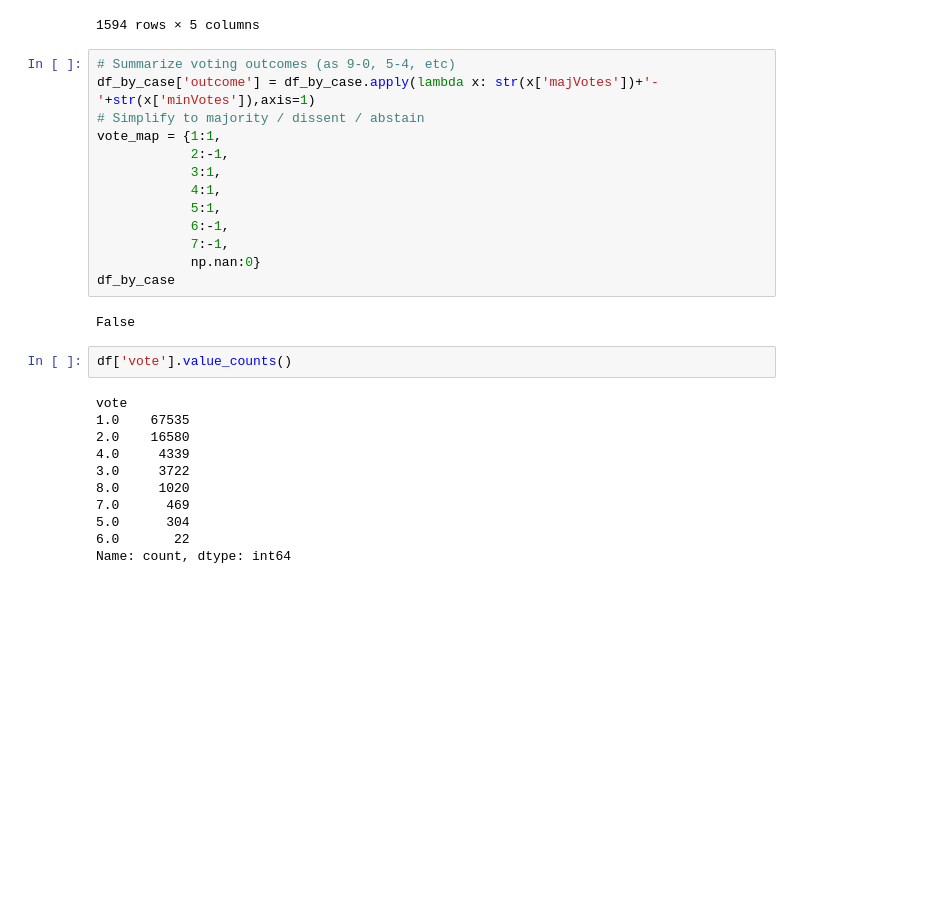
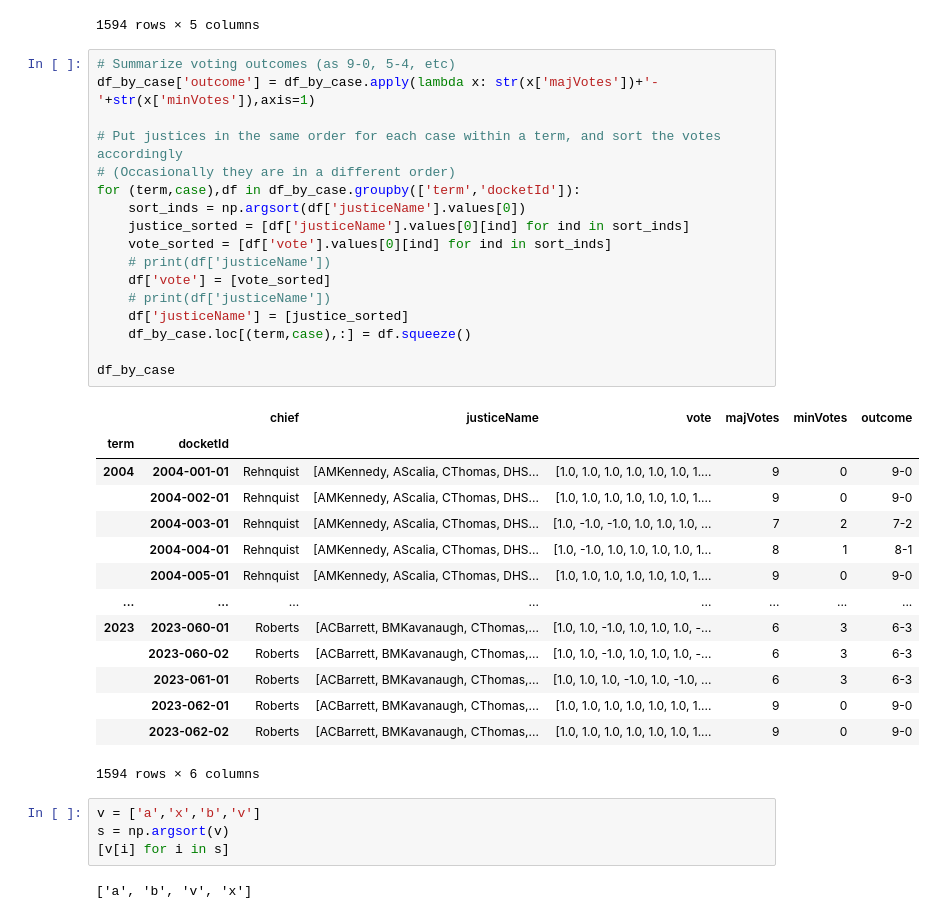
Before and after one commit to ghpetty/sc_datavis, a Jupyter notebook: SupremeCourtNetwork.ipynb, the cells around one changed output. Drawn from its saved outputs; the diff is of its cells as text; blank space fills up the shorter version.

```diff
--- a/SupremeCourtNetwork.ipynb
+++ b/SupremeCourtNetwork.ipynb
@@ -383,31 +372,41 @@ df_by_case
 |  | 2023-062-01 | Roberts | [JGRoberts, CThomas, SAAlito, SSo... | [1.0, 1.0, 1.0, 1.0, 1.0, 1.0, 1.... | 9 | 0 |
 |  | 2023-062-02 | Roberts | [JGRoberts, CThomas, SAAlito, SSo... | [1.0, 1.0, 1.0, 1.0, 1.0, 1.0, 1.... | 9 | 0 |
 1594 rows × 5 columns
-# %%
-# Summarize voting outcomes (as 9-0, 5-4, etc)
-df_by_case['outcome'] = df_by_case.apply(lambda x: str(x['majVotes'])+'-'+str(x['minVotes']),axis=1)
-# Simplify to majority / dissent / abstain
-vote_map = {1:1,
-            2:-1,
-            3:1,
-            4:1,
-            5:1,
-            6:-1,
-            7:-1,
-            np.nan:0}
-df_by_case
-# %% [output]
-False
-# %%
-df['vote'].value_counts()
-# %% [output]
-vote
-1.0    67535
-2.0    16580
-4.0     4339
-3.0     3722
-8.0     1020
-7.0      469
-5.0      304
-6.0       22
-Name: count, dtype: int64
+# %%
+# Summarize voting outcomes (as 9-0, 5-4, etc)
+df_by_case['outcome'] = df_by_case.apply(lambda x: str(x['majVotes'])+'-'+str(x['minVotes']),axis=1)
+
+# Put justices in the same order for each case within a term, and sort the votes accordingly
+# (Occasionally they are in a different order)
+for (term,case),df in df_by_case.groupby(['term','docketId']):
+    sort_inds = np.argsort(df['justiceName'].values[0])
+    justice_sorted = [df['justiceName'].values[0][ind] for ind in sort_inds]
+    vote_sorted = [df['vote'].values[0][ind] for ind in sort_inds]
+    # print(df['justiceName'])
+    df['vote'] = [vote_sorted]
+    # print(df['justiceName'])
+    df['justiceName'] = [justice_sorted]
+    df_by_case.loc[(term,case),:] = df.squeeze()
+
+df_by_case
+# %% [output]
+|  |  | chief | justiceName | vote | majVotes | minVotes | outcome |
+| term | docketId |  |  |  |  |  |  |
+| 2004 | 2004-001-01 | Rehnquist | [AMKennedy, AScalia, CThomas, DHS... | [1.0, 1.0, 1.0, 1.0, 1.0, 1.0, 1.... | 9 | 0 | 9-0 |
+|  | 2004-002-01 | Rehnquist | [AMKennedy, AScalia, CThomas, DHS... | [1.0, 1.0, 1.0, 1.0, 1.0, 1.0, 1.... | 9 | 0 | 9-0 |
+|  | 2004-003-01 | Rehnquist | [AMKennedy, AScalia, CThomas, DHS... | [1.0, -1.0, -1.0, 1.0, 1.0, 1.0, ... | 7 | 2 | 7-2 |
+|  | 2004-004-01 | Rehnquist | [AMKennedy, AScalia, CThomas, DHS... | [1.0, -1.0, 1.0, 1.0, 1.0, 1.0, 1... | 8 | 1 | 8-1 |
+|  | 2004-005-01 | Rehnquist | [AMKennedy, AScalia, CThomas, DHS... | [1.0, 1.0, 1.0, 1.0, 1.0, 1.0, 1.... | 9 | 0 | 9-0 |
+| ... | ... | ... | ... | ... | ... | ... | ... |
+| 2023 | 2023-060-01 | Roberts | [ACBarrett, BMKavanaugh, CThomas,... | [1.0, 1.0, -1.0, 1.0, 1.0, 1.0, -... | 6 | 3 | 6-3 |
+|  | 2023-060-02 | Roberts | [ACBarrett, BMKavanaugh, CThomas,... | [1.0, 1.0, -1.0, 1.0, 1.0, 1.0, -... | 6 | 3 | 6-3 |
+|  | 2023-061-01 | Roberts | [ACBarrett, BMKavanaugh, CThomas,... | [1.0, 1.0, 1.0, -1.0, 1.0, -1.0, ... | 6 | 3 | 6-3 |
+|  | 2023-062-01 | Roberts | [ACBarrett, BMKavanaugh, CThomas,... | [1.0, 1.0, 1.0, 1.0, 1.0, 1.0, 1.... | 9 | 0 | 9-0 |
+|  | 2023-062-02 | Roberts | [ACBarrett, BMKavanaugh, CThomas,... | [1.0, 1.0, 1.0, 1.0, 1.0, 1.0, 1.... | 9 | 0 | 9-0 |
+1594 rows × 6 columns
+# %%
+v = ['a','x','b','v']
+s = np.argsort(v)
+[v[i] for i in s]
+# %% [output]
+['a', 'b', 'v', 'x']
```
Also changed, not shown: parts of 7 cells of this notebook.
